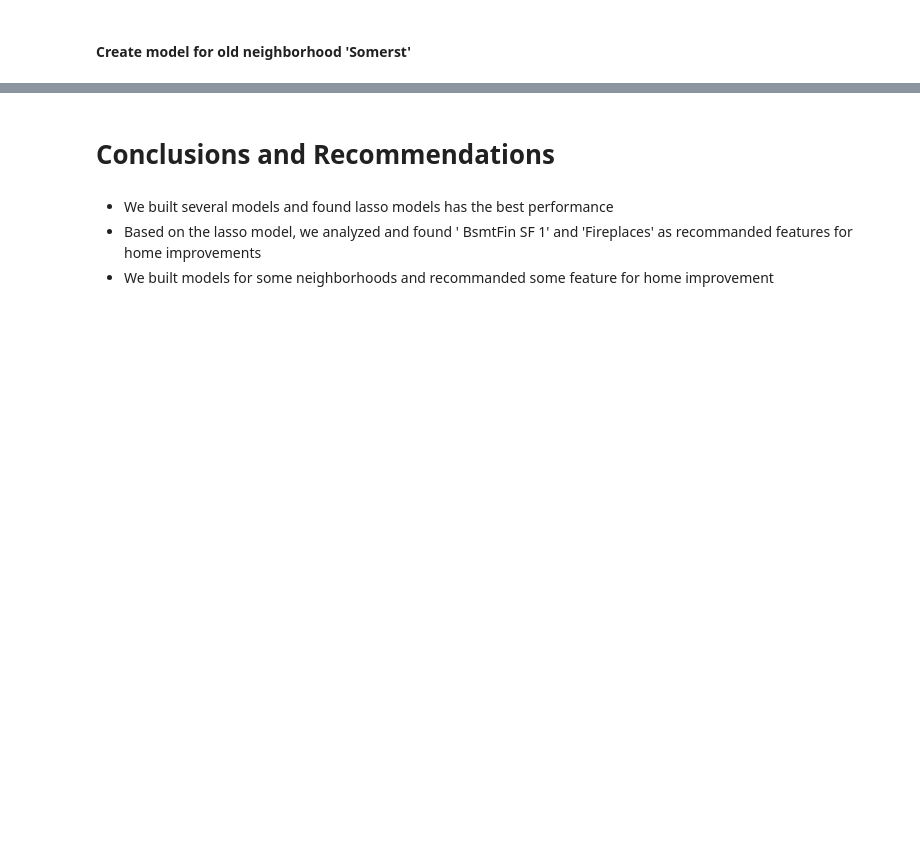
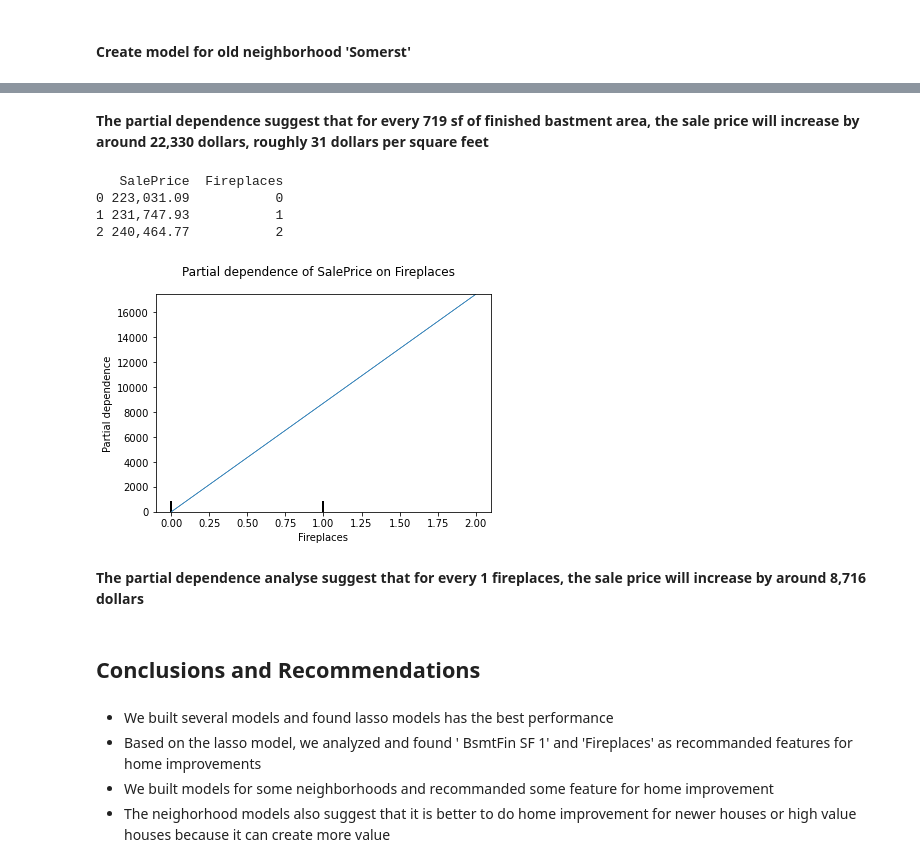
Before and after one commit to oliverfyh/Project-Ames-Housing-Data-and-Kaggle-Challenge, a Jupyter notebook: code/01_starter-code.ipynb, the cells around one changed output, grey strips where cells are left out. Saved outputs shown, nothing was run; the diff lists cells and outputs as text; code cells hidden in the pictures; blank space fills up the shorter version.

Commit message:
conclusion, README

```diff
--- a/code/01_starter-code.ipynb
+++ b/code/01_starter-code.ipynb
@@ -1921,6 +1933,20 @@ y: 125
+# %% [markdown]
+**The partial dependence suggest that for every 719 sf of finished bastment area, the sale price will increase by around 22,330 dollars, roughly 31 dollars per square feet**
+# %%
+feature = 'Fireplaces'
+plot_partial_dependence(gs_somerst, X, feature)
+# %% [output]
+   SalePrice  Fireplaces
+0 223,031.09           0
+1 231,747.93           1
+2 240,464.77           2
+[figure, added]
+# %% [markdown]
+**The partial dependence analyse suggest that for every 1 fireplaces, the sale price will increase by around 8,716 dollars**
 # %% [markdown]
-# Conclusions and Recommendations
+## Conclusions and Recommendations
 # %% [markdown]
 - We built several models and found lasso models has the best performance
 - Based on the lasso model, we analyzed and found ' BsmtFin SF 1' and 'Fireplaces' as recommanded features for home improvements
 - We built models for some neighborhoods and recommanded some feature for home improvement
+- The neighorhood models also suggest that it is better to do home improvement for newer houses or high value houses because it can create more value
```
Also changed, not shown: parts of 23 cells of this notebook, 3 other files.
